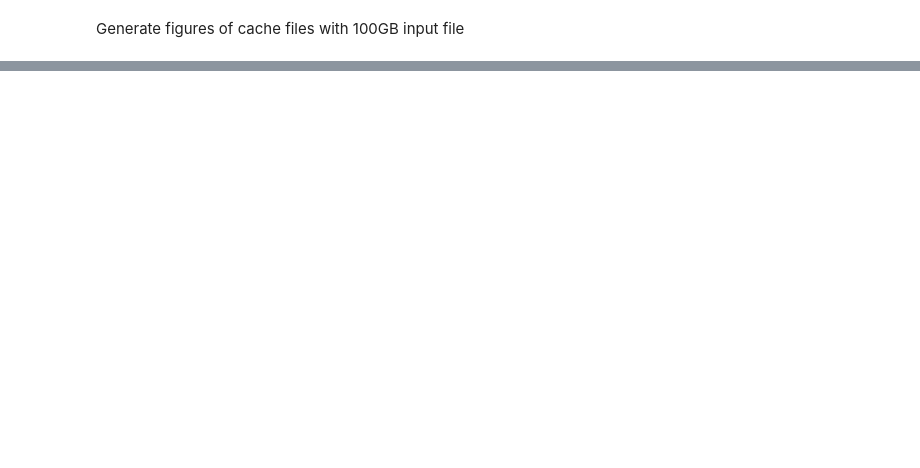
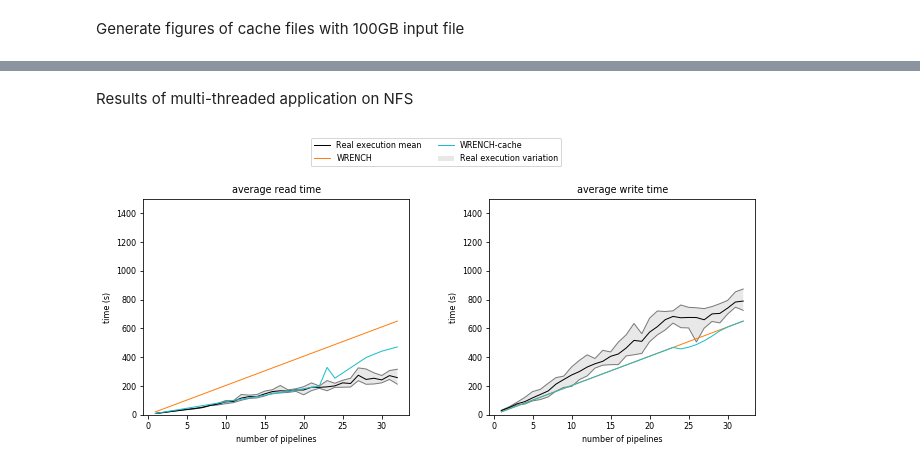
Before and after one commit to big-data-lab-team/paper-io-simulation, a Jupyter notebook: generate_figures.ipynb, the cells around one changed output, grey strips where cells are left out. Drawn from its saved outputs; the diff is of its cells as text; code cells hidden in the pictures; blank space fills up the shorter version.

```diff
--- a/generate_figures.ipynb
+++ b/generate_figures.ipynb
@@ -40,0 +41,6 @@ multi_result.aggrerate_and_plot()
+# %% [markdown]
+Results of multi-threaded application on NFS
+# %%
+multi_result.result_nfs(rep_no=5)
+# %% [output]
+[figure, added]
```
Also changed, not shown: parts of 7 cells of this notebook, 1 other file.
